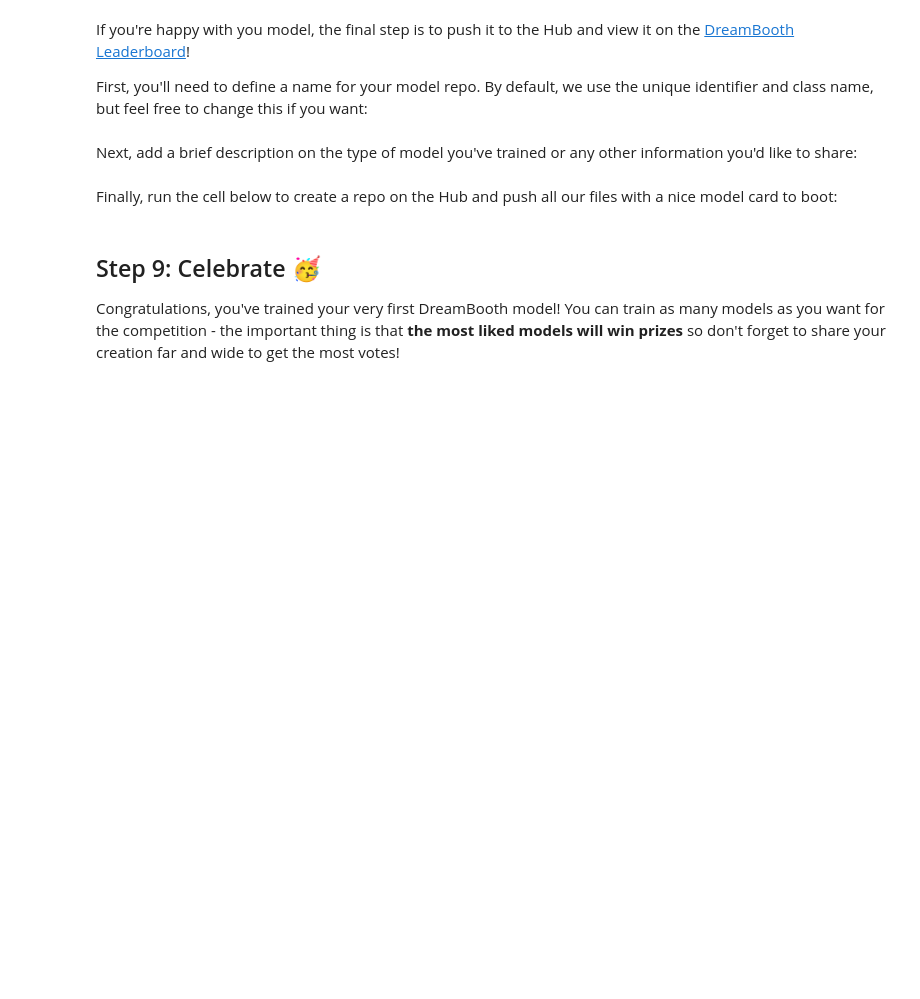
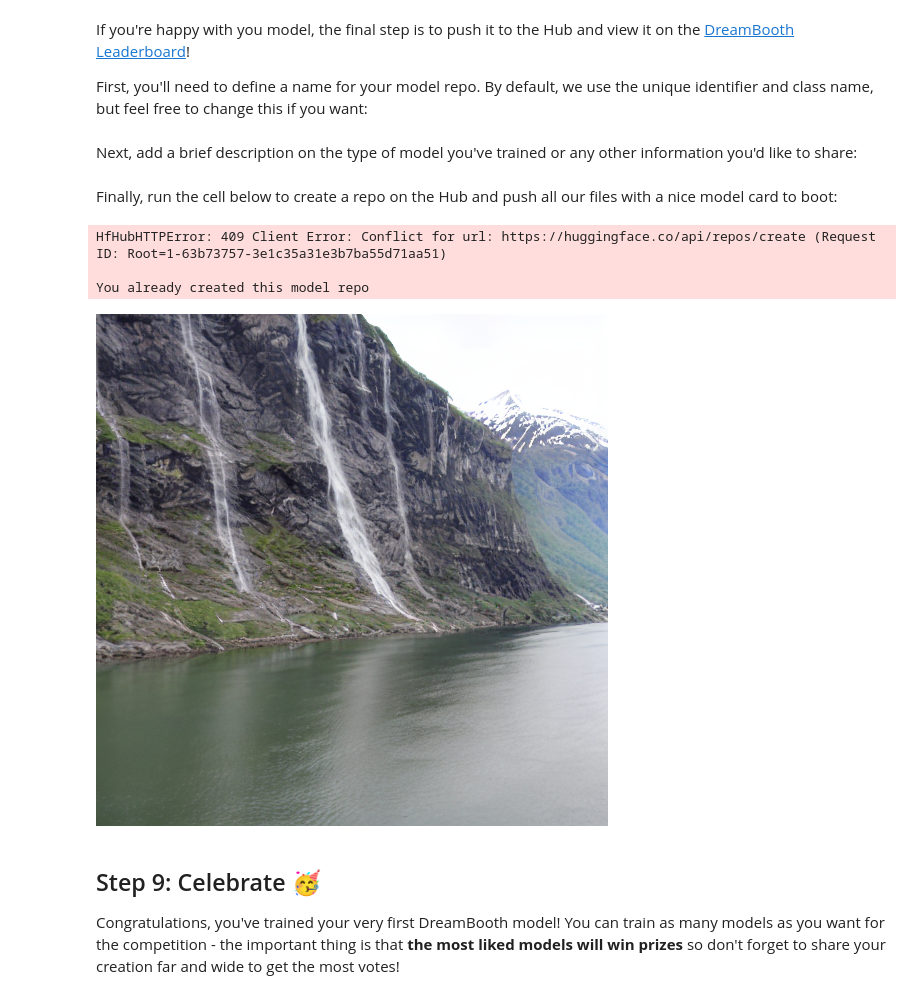
Before and after one commit to StatsGary/diffusion_models, a Jupyter notebook: Hackathon/dreambooth.ipynb, the cells around one changed output. Cells and saved outputs as stored; diff of their text form; code cells hidden in the pictures; blank space fills up the shorter version.

````diff
--- a/Hackathon/dreambooth.ipynb
+++ b/Hackathon/dreambooth.ipynb
@@ -729,7 +739,7 @@ This model was created as part of the DreamBooth Hackathon 🔥. Visit the [orga
 from diffusers import StableDiffusionPipeline
 
 pipeline = StableDiffusionPipeline.from_pretrained('{hub_model_id}')
-image = pipeline().images[0]
+image = pipeline(prompt='A viking on a narrow boat on a fjord').images[0]
 image
 ```
 """
@@ -740,6 +750,18 @@ print(f"Upload successful! Model can be found here: {hub_url}")
 print(
     f"View your submission on the public leaderboard here: https://huggingface.co/spaces/dreambooth-hackathon/leaderboard"
 )
+# %% [output]
+HfHubHTTPError: 409 Client Error: Conflict for url: https://huggingface.co/api/repos/create (Request ID: Root=1-63b73757-3e1c35a31e3b7ba55d71aa51)
+
+You already created this model repo
+# %%
+from diffusers import StableDiffusionPipeline
+
+pipeline = StableDiffusionPipeline.from_pretrained('StatsGary/norweigen-fjords-fjords')
+image = pipeline(prompt='a viking on a fjord').images[0]
+image
+# %% [output]
+[figure, added]
 # %% [markdown]
 ## Step 9: Celebrate 🥳
 
````
Also changed, not shown: parts of 5 cells of this notebook, 1 other file.
